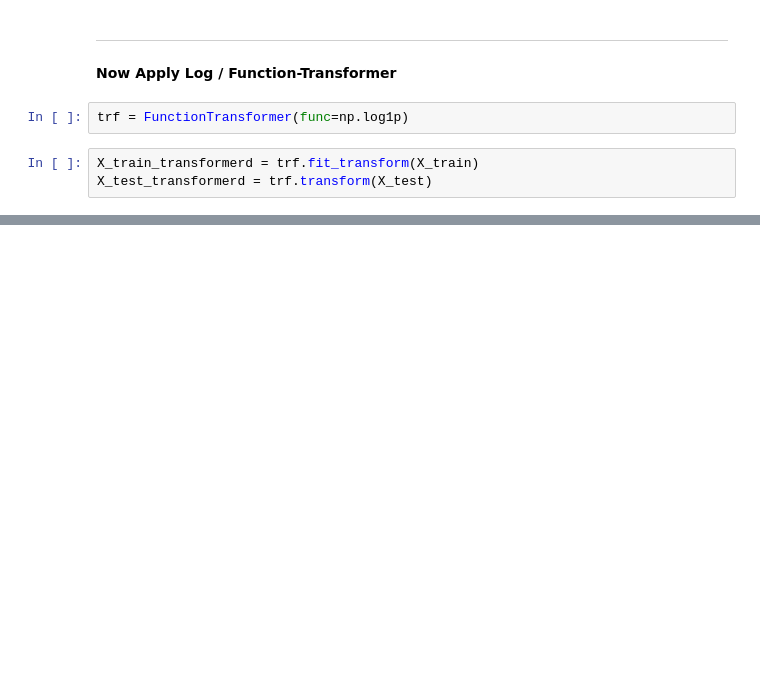
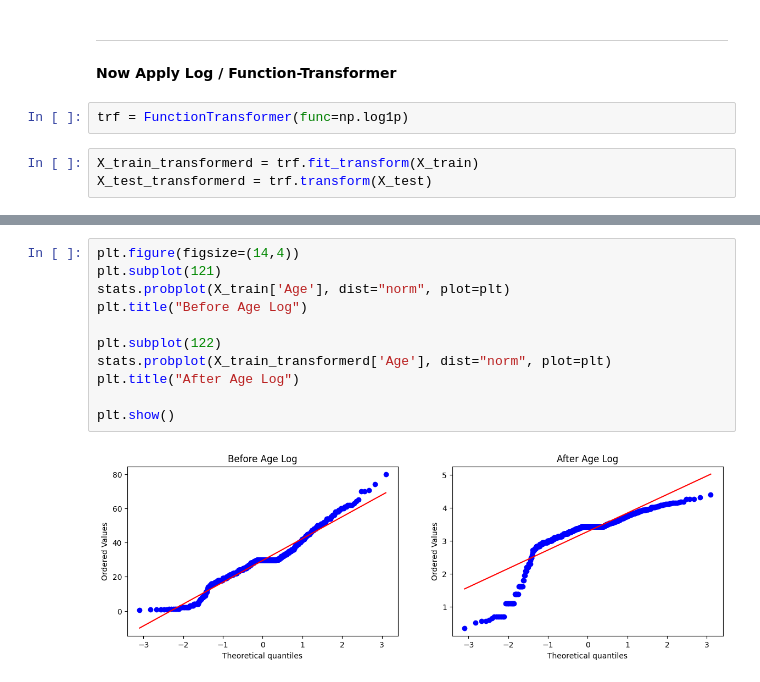
Before and after one commit to zain4cs/function-transformer, a Jupyter notebook: Function_Transformer.ipynb, the cells around one changed output, grey strips where cells are left out. Drawn from its saved outputs; the diff is of its cells as text; blank space fills up the shorter version.

```diff
--- a/Function_Transformer.ipynb
+++ b/Function_Transformer.ipynb
@@ -147,0 +176,13 @@ Accuracy DT 0.6927374301675978
+# %%
+plt.figure(figsize=(14,4))
+plt.subplot(121)
+stats.probplot(X_train['Age'], dist="norm", plot=plt)
+plt.title("Before Age Log")
+
+plt.subplot(122)
+stats.probplot(X_train_transformerd['Age'], dist="norm", plot=plt)
+plt.title("After Age Log")
+
+plt.show()
+# %% [output]
+[figure, added]
```
Also changed, not shown: parts of 6 cells of this notebook.
